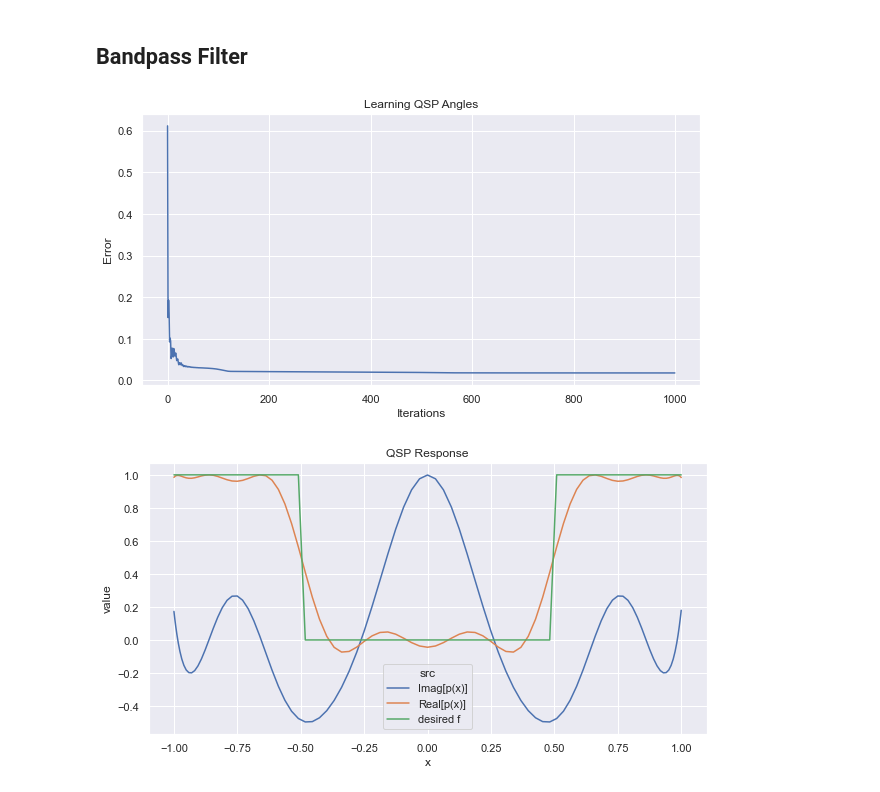
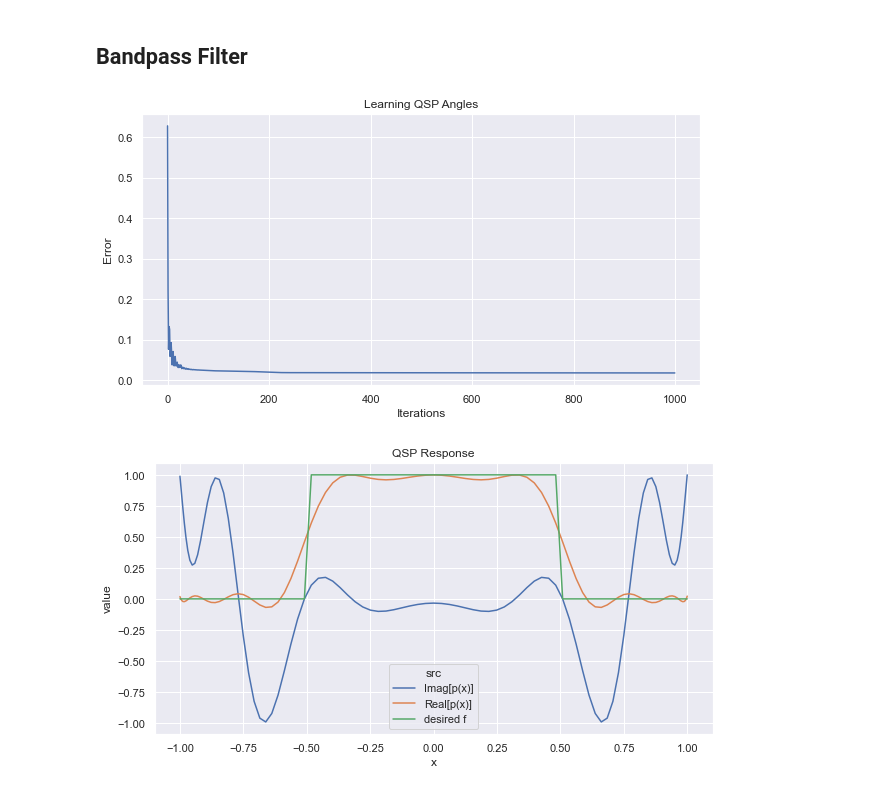
Before and after one commit to jdocter/qsp, a Jupyter notebook: learning_qsp_angles.ipynb, the cells around one changed output. Saved outputs shown, nothing was run; the diff lists cells and outputs as text; code cells hidden in the pictures.

```diff
--- a/learning_qsp_angles.ipynb
+++ b/learning_qsp_angles.ipynb
@@ -145,20 +145,20 @@ plot_qsp_response(f, model)
 # %%
 poly_deg = 20
 passband = 0.5
 # approximation to inverse function d/2x
-f = lambda x: np.where(x<-passband,1 ,np.where(x>passband,1,0))
+f = lambda x: np.where(x < -passband, 0, np.where(x > passband, 0, 1))
 
 # The intput theta training values
 th_in = np.arange(0, np.pi, np.pi / 30)
 th_in = tf.reshape(th_in, (th_in.shape[0], 1))
 
 # The desired real part of p(x) which is the upper left value in the unitary of the qsp sequence
 expected_outputs = f(np.cos(th_in))
 
 model = construct_qsp_model(poly_deg)
 history = model.fit(x=th_in, y=expected_outputs, epochs=1000, verbose=0)
 plot_loss(history)
 plot_qsp_response(f, model)
 # %% [output]
-[figure, old version]
+[figure, new version]
-[figure, old version]
+[figure, new version]
```
Also changed, not shown: 1 other file.
